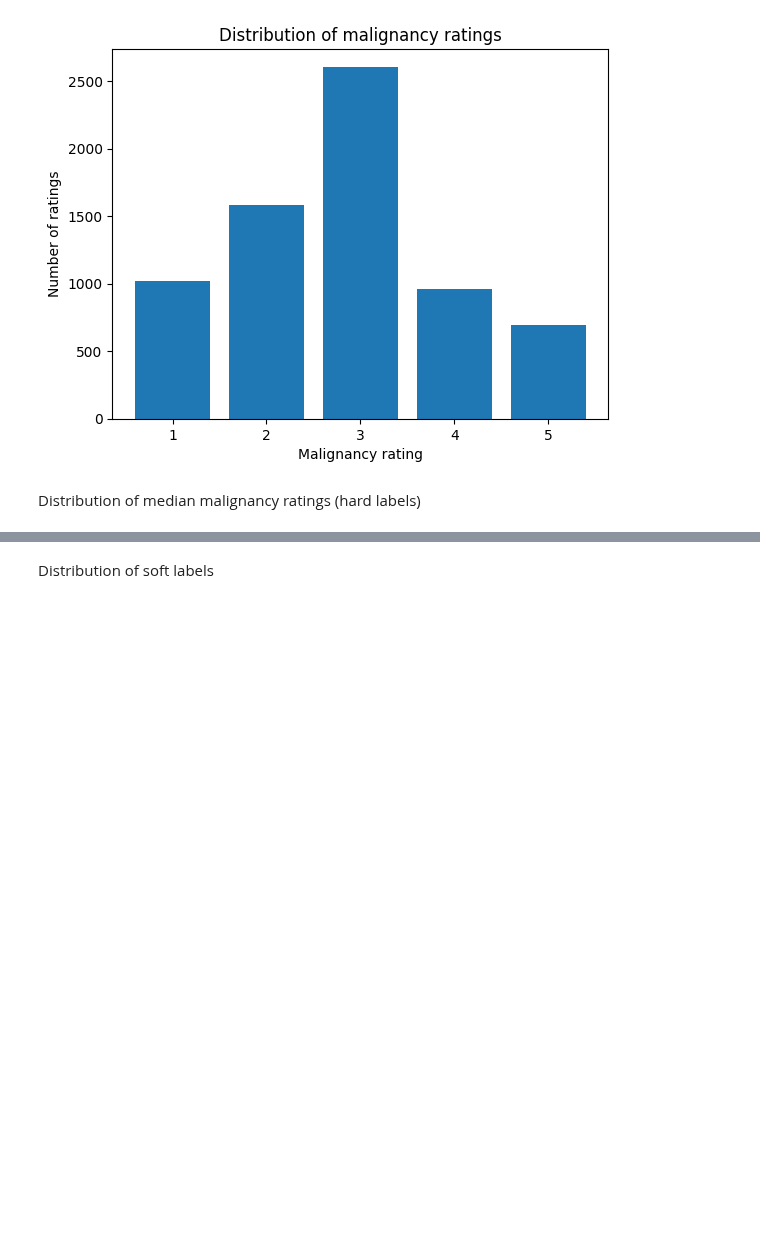
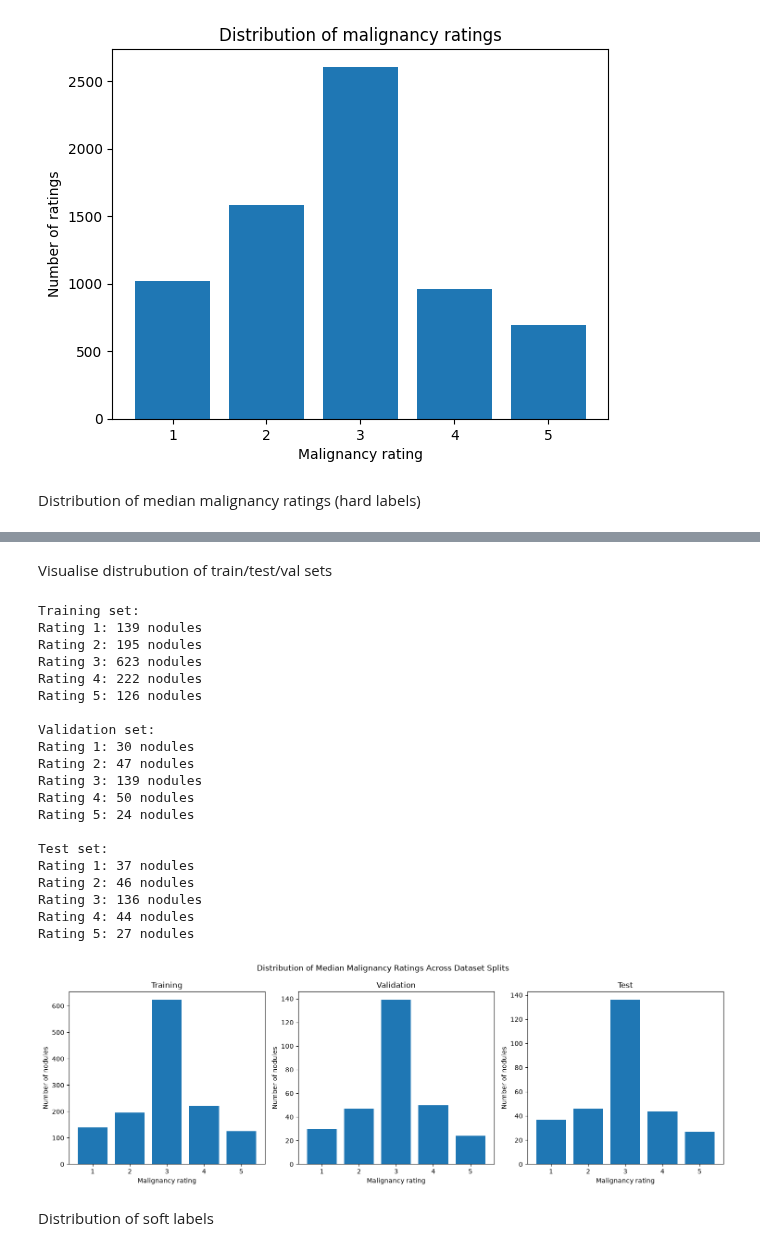
Before and after one commit to CaNtHinkOfaUser/Classifying-malignancy-in-lung-nodules-using-deep-learning-models, a Jupyter notebook: xml_preprocessing/malignancy_distrubutions.ipynb, the cells around one changed output, grey strips where cells are left out. Saved outputs shown, nothing was run; the diff lists cells and outputs as text; code cells hidden in the pictures; blank space fills up the shorter version.

Commit message:
Distribution of train test val set median

```diff
--- a/xml_preprocessing/malignancy_distrubutions.ipynb
+++ b/xml_preprocessing/malignancy_distrubutions.ipynb
@@ -139,3 +142,67 @@ Looked through 1800 nodules
+# %% [markdown]
+Visualise distrubution of train/test/val sets
+# %%
+import os
+from pathlib import Path
+import pandas as pd
+import matplotlib.pyplot as plt
+from collections import Counter
+
+project_folder = Path(os.getcwd()).parent
+nodules_labels_path = project_folder / "data" / "nodules_labels.csv"
+
+df = pd.read_csv(nodules_labels_path)
+
+ratings = [1, 2, 3, 4, 5]
+
+fig, axes = plt.subplots(1, 3, figsize=(15, 5))
+
+splits = [
+    ("train", "Training"),
+    ("val", "Validation"),
+    ("test", "Test")
+]
+
+for ax, (split_name, title) in zip(axes, splits):
+    split_df = df[df["split"] == split_name]
+    malignancy_ratings = split_df["hard"].astype(int)
+    counts = Counter(malignancy_ratings)
+    frequencies = [counts[rating] for rating in ratings]
+
+    print(f"\n{title} set:")
+    for rating, frequency in zip(ratings, frequencies):
+        print(f"Rating {rating}: {frequency} nodules")
+
+    ax.bar(ratings, frequencies)
+    ax.set_xlabel("Malignancy rating")
+    ax.set_ylabel("Number of nodules")
+    ax.set_title(title)
+    ax.set_xticks(ratings)
+
+plt.suptitle("Distribution of Median Malignancy Ratings Across Dataset Splits")
+plt.tight_layout()
+# %% [output]
+Training set:
+Rating 1: 139 nodules
+Rating 2: 195 nodules
+Rating 3: 623 nodules
+Rating 4: 222 nodules
+Rating 5: 126 nodules
+
+Validation set:
+Rating 1: 30 nodules
+Rating 2: 47 nodules
+Rating 3: 139 nodules
+Rating 4: 50 nodules
+Rating 5: 24 nodules
+
+Test set:
+Rating 1: 37 nodules
+Rating 2: 46 nodules
+Rating 3: 136 nodules
+Rating 4: 44 nodules
+Rating 5: 27 nodules
+[figure, added]
 # %% [markdown]
 Distribution of soft labels
 # %%
```
Also changed, not shown: parts of 2 cells of this notebook.
